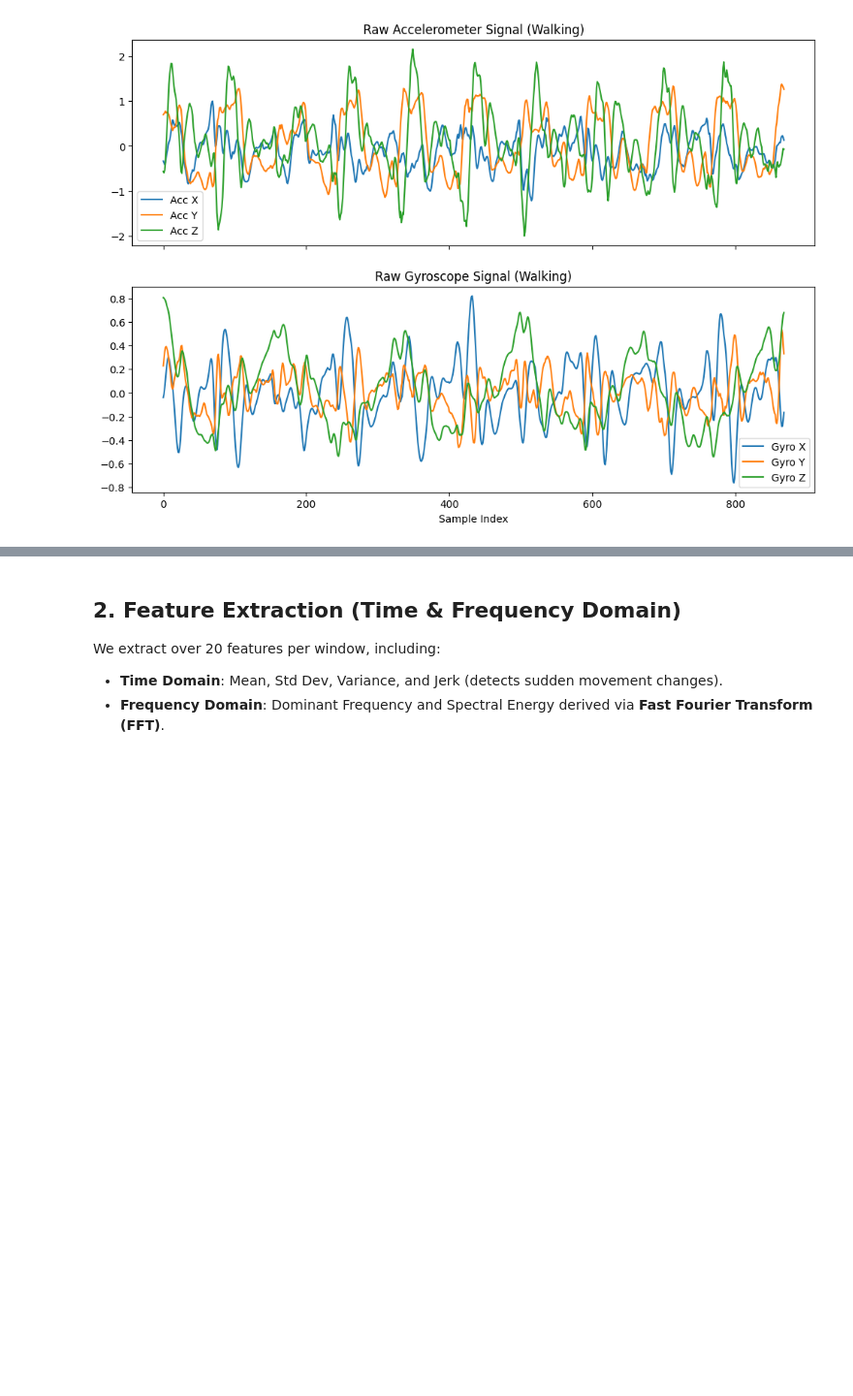
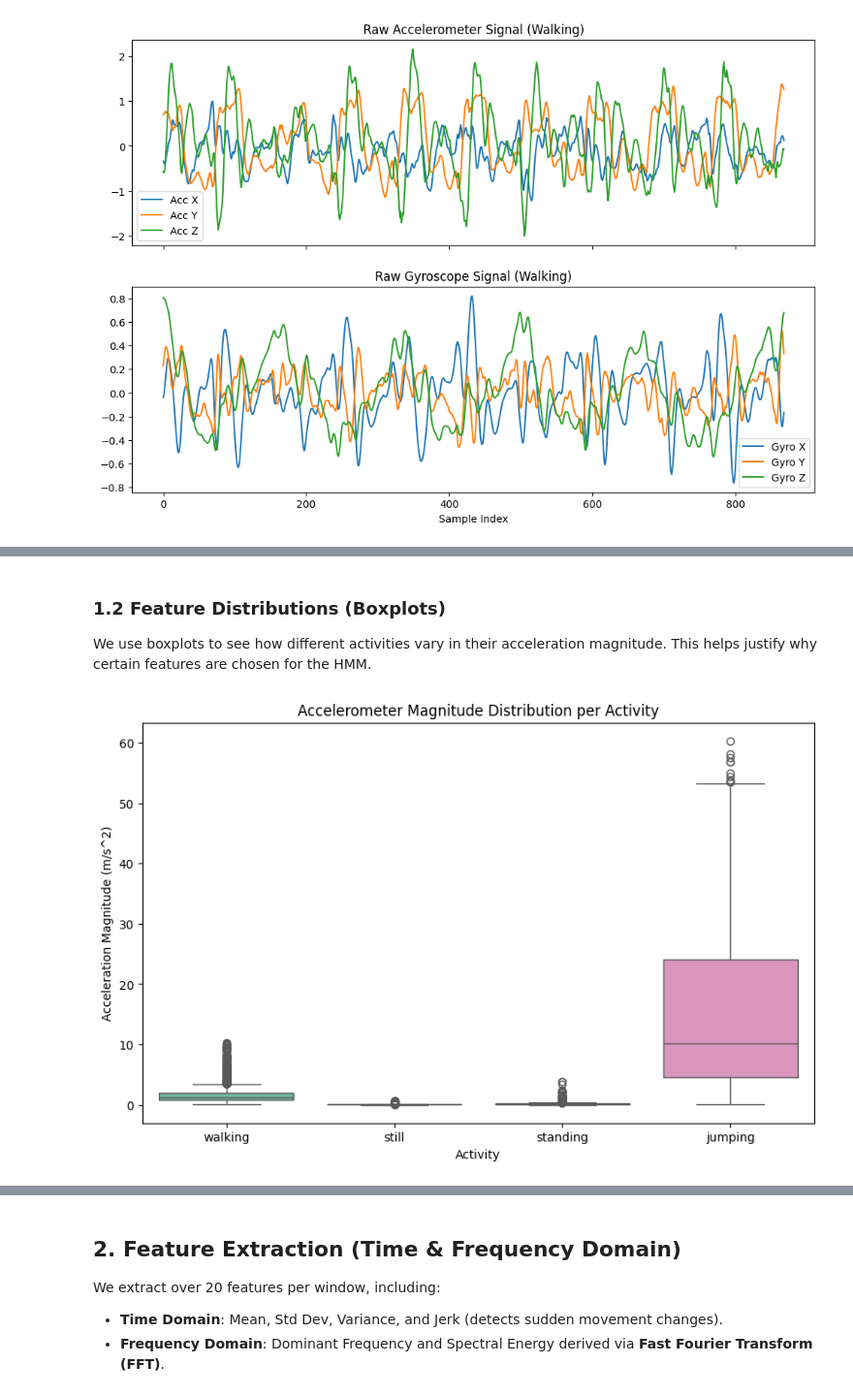
Before and after one commit to ICYEZAGATORE/Hidden-Markov-Model, a Jupyter notebook: HMM_Final_Submission.ipynb, the cells around one changed output, grey strips where cells are left out. Shown at 97% size. Drawn from its saved outputs; the diff is of its cells as text; code cells hidden in the pictures; blank space fills up the shorter version.

```diff
--- a/HMM_Final_Submission.ipynb
+++ b/HMM_Final_Submission.ipynb
@@ -60,0 +101,14 @@ plt.show()
+# %% [markdown]
+### 1.2 Feature Distributions (Boxplots)
+We use boxplots to see how different activities vary in their acceleration magnitude. This helps justify why certain features are chosen for the HMM.
+# %%
+# Calculate Magnitude for visualization
+df['acc_mag'] = np.sqrt(df['acc_x']**2 + df['acc_y']**2 + df['acc_z']**2)
+
+plt.figure(figsize=(10, 6))
+sns.boxplot(x='Activity', y='acc_mag', data=df, palette='Set2')
+plt.title('Accelerometer Magnitude Distribution per Activity')
+plt.ylabel('Acceleration Magnitude (m/s^2)')
+plt.show()
+# %% [output]
+[figure, added]
```
Also changed, not shown: parts of 5 cells of this notebook.
